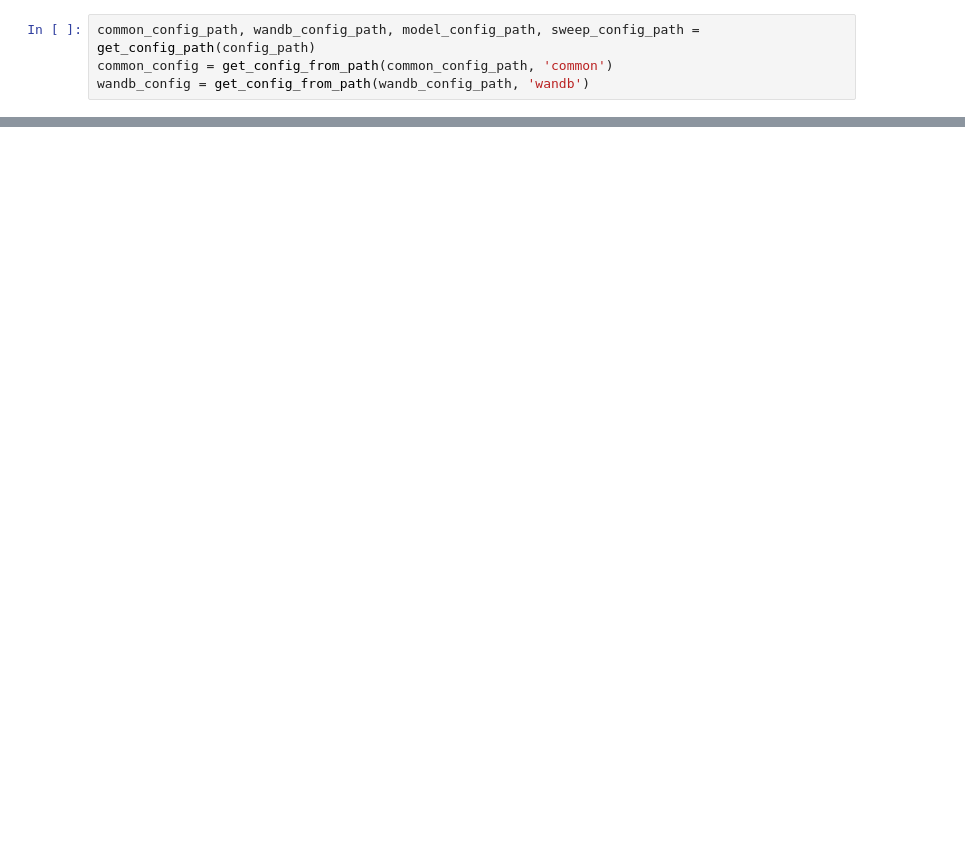
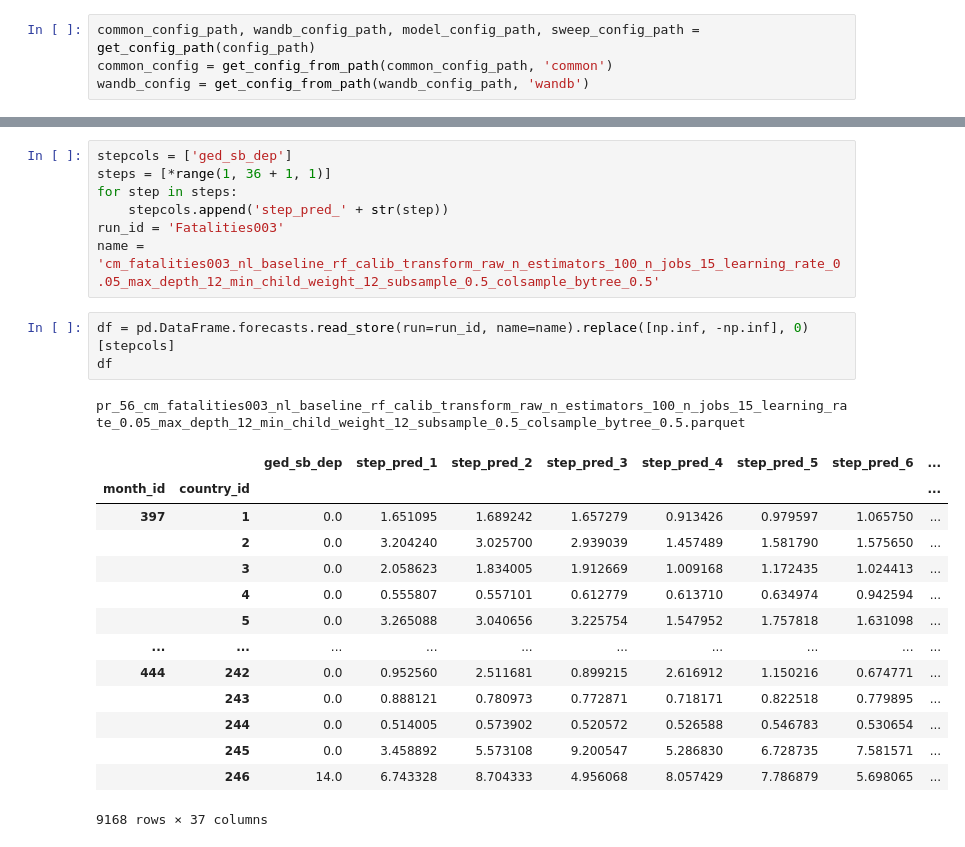
Before and after one commit to prio-data/fatalities003_development, a Jupyter notebook: Example.ipynb, the cells around one changed output, grey strips where cells are left out. Drawn from its saved outputs; the diff is of its cells as text; blank space fills up the shorter version.

```diff
--- a/Example.ipynb
+++ b/Example.ipynb
@@ -97,0 +92,26 @@ mse_normalize 8963611.119130949
+# %%
+stepcols = ['ged_sb_dep']
+steps = [*range(1, 36 + 1, 1)]
+for step in steps:
+    stepcols.append('step_pred_' + str(step))
+run_id = 'Fatalities003'
+name = 'cm_fatalities003_nl_baseline_rf_calib_transform_raw_n_estimators_100_n_jobs_15_learning_rate_0.05_max_depth_12_min_child_weight_12_subsample_0.5_colsample_bytree_0.5'
+# %%
+df = pd.DataFrame.forecasts.read_store(run=run_id, name=name).replace([np.inf, -np.inf], 0)[stepcols]
+df
+# %% [output]
+pr_56_cm_fatalities003_nl_baseline_rf_calib_transform_raw_n_estimators_100_n_jobs_15_learning_rate_0.05_max_depth_12_min_child_weight_12_subsample_0.5_colsample_bytree_0.5.parquet
+|  |  | ged_sb_dep | step_pred_1 | step_pred_2 | step_pred_3 | step_pred_4 | step_pred_5 | step_pred_6 | ... |
+| month_id | country_id |  |  |  |  |  |  |  | ... |
+| 397 | 1 | 0.0 | 1.651095 | 1.689242 | 1.657279 | 0.913426 | 0.979597 | 1.065750 | ... |
+|  | 2 | 0.0 | 3.204240 | 3.025700 | 2.939039 | 1.457489 | 1.581790 | 1.575650 | ... |
+|  | 3 | 0.0 | 2.058623 | 1.834005 | 1.912669 | 1.009168 | 1.172435 | 1.024413 | ... |
+|  | 4 | 0.0 | 0.555807 | 0.557101 | 0.612779 | 0.613710 | 0.634974 | 0.942594 | ... |
+|  | 5 | 0.0 | 3.265088 | 3.040656 | 3.225754 | 1.547952 | 1.757818 | 1.631098 | ... |
+| ... | ... | ... | ... | ... | ... | ... | ... | ... | ... |
+| 444 | 242 | 0.0 | 0.952560 | 2.511681 | 0.899215 | 2.616912 | 1.150216 | 0.674771 | ... |
+|  | 243 | 0.0 | 0.888121 | 0.780973 | 0.772871 | 0.718171 | 0.822518 | 0.779895 | ... |
+|  | 244 | 0.0 | 0.514005 | 0.573902 | 0.520572 | 0.526588 | 0.546783 | 0.530654 | ... |
+|  | 245 | 0.0 | 3.458892 | 5.573108 | 9.200547 | 5.286830 | 6.728735 | 7.581571 | ... |
+|  | 246 | 14.0 | 6.743328 | 8.704333 | 4.956068 | 8.057429 | 7.786879 | 5.698065 | ... |
+9168 rows × 37 columns
```
Also changed, not shown: parts of 12 cells of this notebook, 3 other files.
